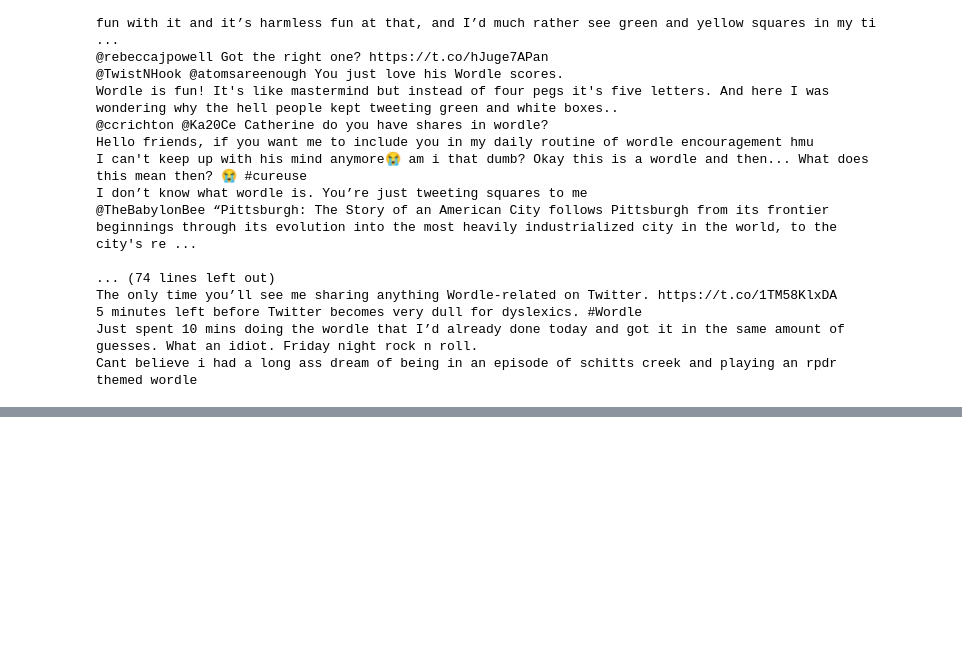
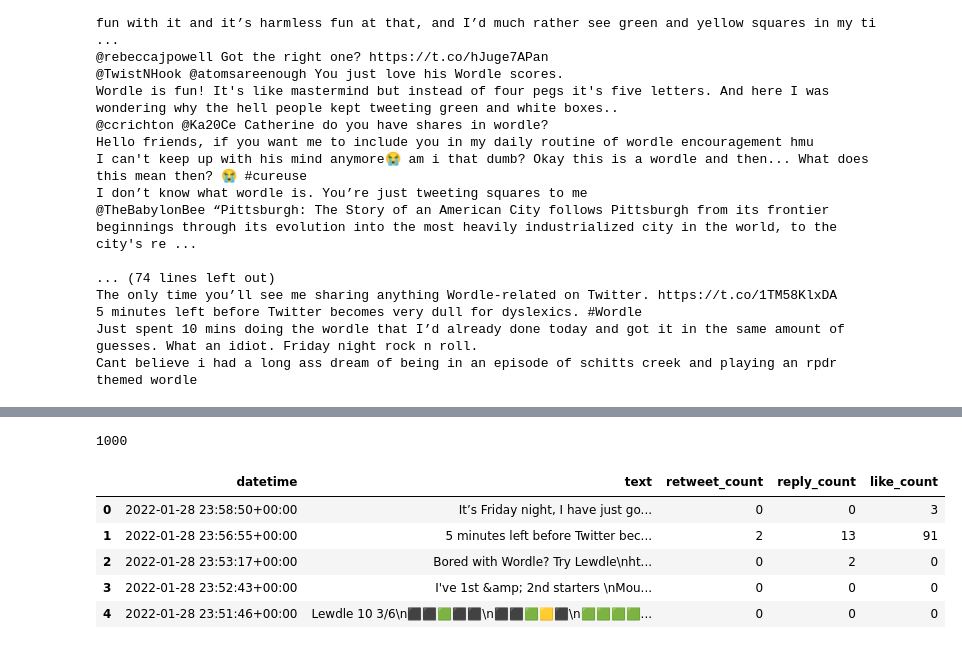
Before and after one commit to Thomas-mcinally/Twitter-Sentiment-Analysis, a Jupyter notebook: sentiment_analysis/twitter_wordle_sentiment.ipynb, the cells around one changed output, grey strips where cells are left out. Saved outputs shown, nothing was run; the diff lists cells and outputs as text; code cells hidden in the pictures; blank space fills up the shorter version.

```diff
--- a/sentiment_analysis/twitter_wordle_sentiment.ipynb
+++ b/sentiment_analysis/twitter_wordle_sentiment.ipynb
@@ -177,0 +188,13 @@ Cant believe i had a long ass dream of being in an episode of schitts creek and
+# %%
+df = pd.read_csv('wordle_v2.csv')
+
+print(len(df))
+df.head()
+# %% [output]
+1000
+|  | datetime | text | retweet_count | reply_count | like_count |
+| 0 | 2022-01-28 23:58:50+00:00 | It’s Friday night, I have just go... | 0 | 0 | 3 |
+| 1 | 2022-01-28 23:56:55+00:00 | 5 minutes left before Twitter bec... | 2 | 13 | 91 |
+| 2 | 2022-01-28 23:53:17+00:00 | Bored with Wordle? Try Lewdle\nht... | 0 | 2 | 0 |
+| 3 | 2022-01-28 23:52:43+00:00 | I've 1st &amp; 2nd starters \nMou... | 0 | 0 | 0 |
+| 4 | 2022-01-28 23:51:46+00:00 | Lewdle 10 3/6\n⬛⬛🟩⬛⬛\n⬛⬛🟩🟨⬛\n🟩🟩🟩🟩... | 0 | 0 | 0 |
```
Also changed, not shown: parts of 9 cells of this notebook, 1 other file.
